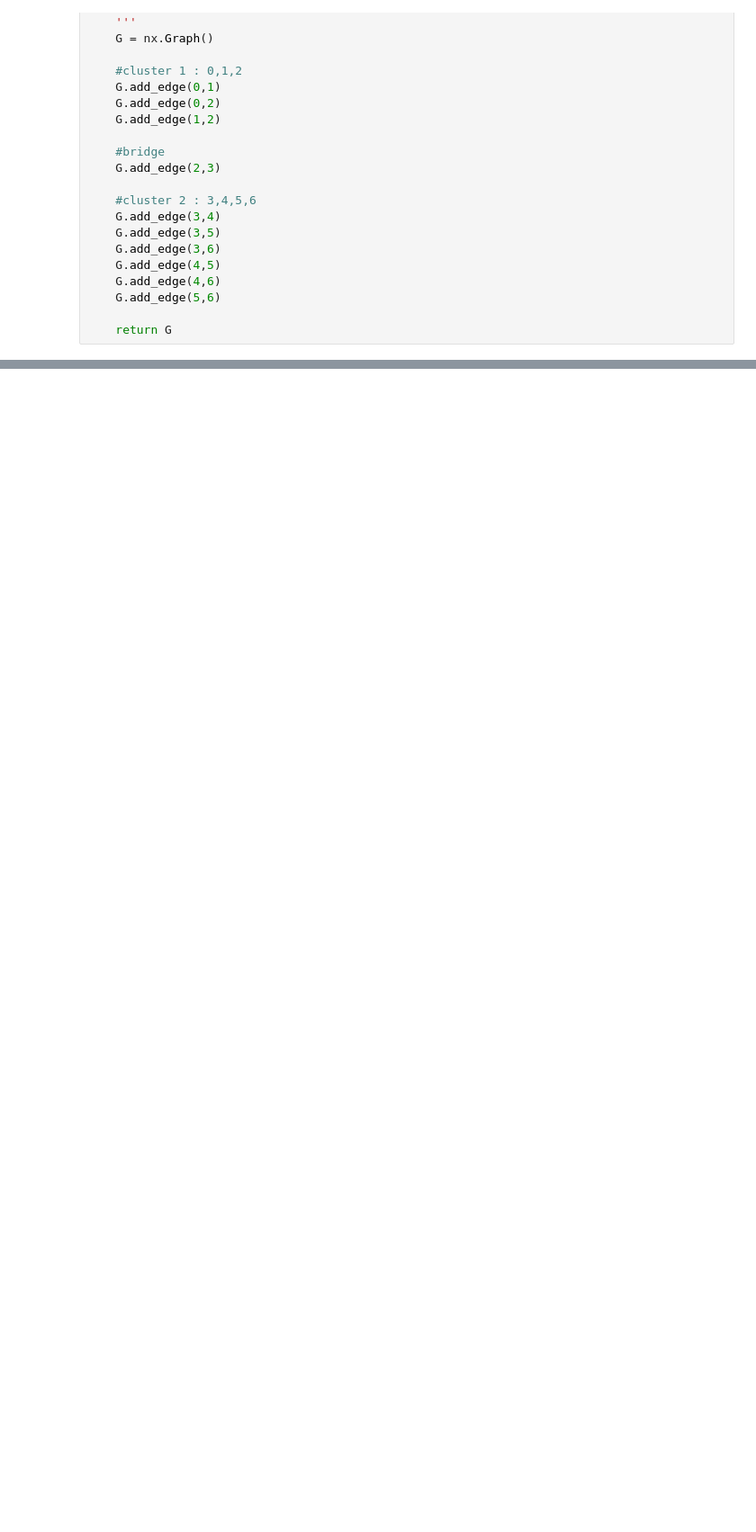
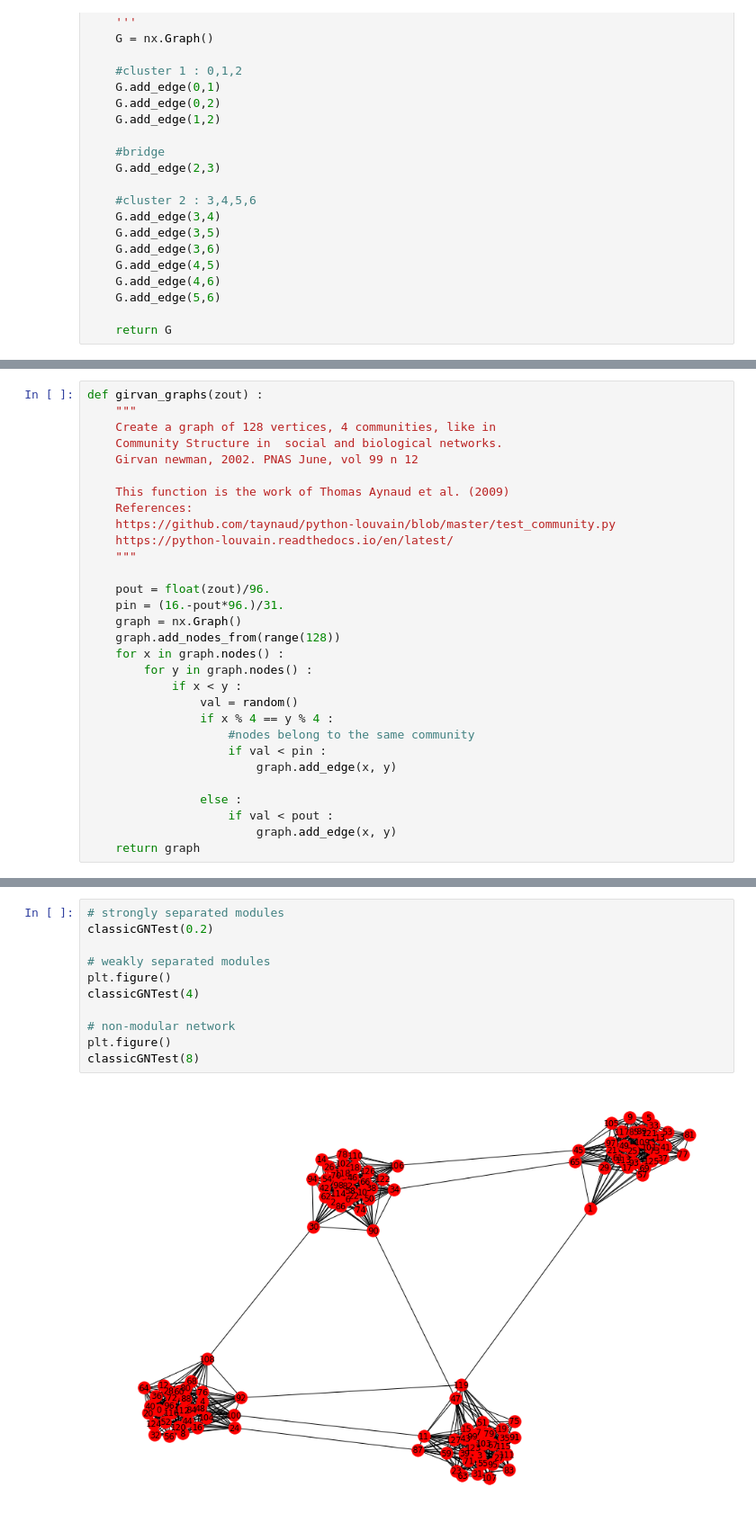
Before and after one commit to zslt/AIT-Network-FinalProject, a Jupyter notebook: greedyModularity.ipynb, the cells around one changed output, grey strips where cells are left out. Shown at 90% size. Cells and saved outputs as stored; diff of their text form; blank space fills up the shorter version.

```diff
--- a/greedyModularity.ipynb
+++ b/greedyModularity.ipynb
@@ -212,0 +234,30 @@ print(bestPartition)
+# %%
+def girvan_graphs(zout) :
+    """
+    Create a graph of 128 vertices, 4 communities, like in
+    Community Structure in  social and biological networks.
+    Girvan newman, 2002. PNAS June, vol 99 n 12
+
+    This function is the work of Thomas Aynaud et al. (2009)
+    References:
+    https://github.com/taynaud/python-louvain/blob/master/test_community.py
+    https://python-louvain.readthedocs.io/en/latest/
+    """
+
+    pout = float(zout)/96.
+    pin = (16.-pout*96.)/31.
+    graph = nx.Graph()
+    graph.add_nodes_from(range(128))
+    for x in graph.nodes() :
+        for y in graph.nodes() :
+            if x < y :
+                val = random()
+                if x % 4 == y % 4 :
+                    #nodes belong to the same community
+                    if val < pin :
+                        graph.add_edge(x, y)
+
+                else :
+                    if val < pout :
+                        graph.add_edge(x, y)
+    return graph
@@ -212,0 +305,13 @@ print(bestPartition)
+# %%
+# strongly separated modules
+classicGNTest(0.2)
+
+# weakly separated modules
+plt.figure()
+classicGNTest(4)
+
+# non-modular network
+plt.figure()
+classicGNTest(8)
+# %% [output]
+[figure, added]
```
Also changed, not shown: parts of 11 cells of this notebook, 2 other files.
